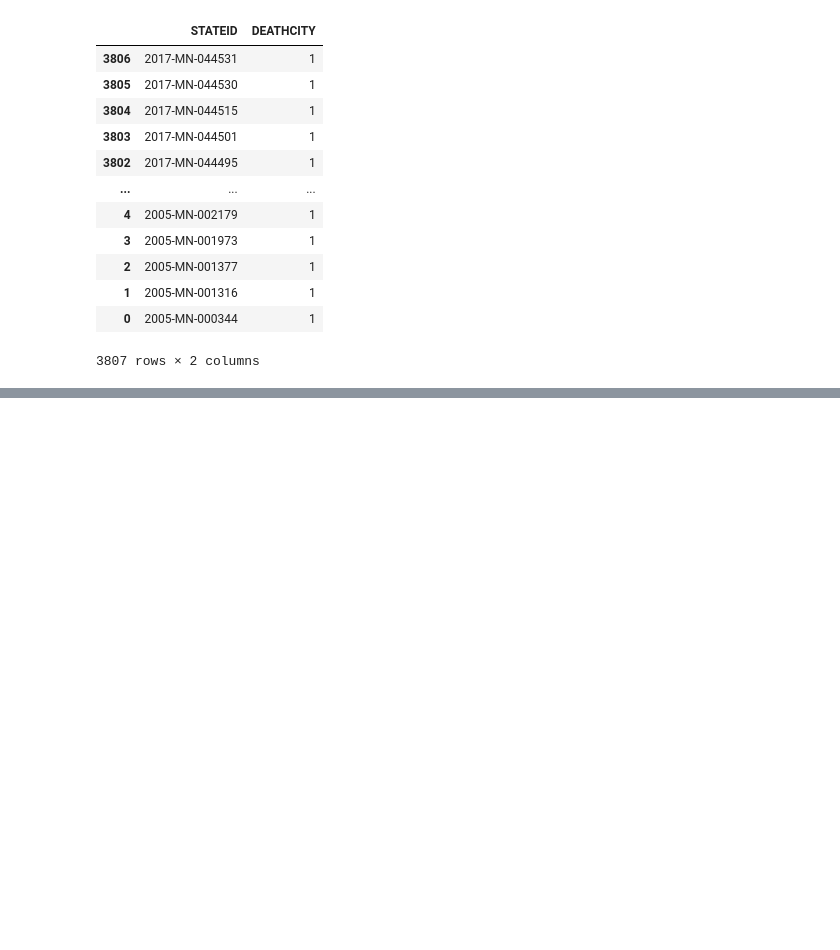
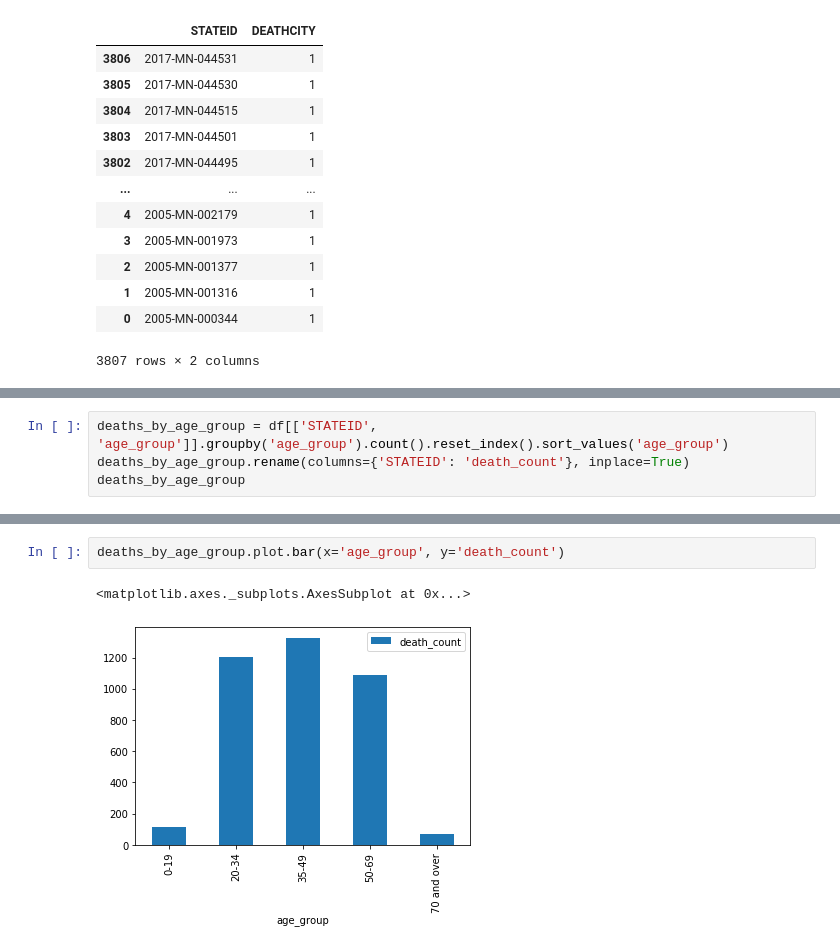
Before and after one commit to StellaYu101/teaching-guide-data-cleaning-and-viz-with-python, a Jupyter notebook: Opioid scratchpad.ipynb, the cells around one changed output, grey strips where cells are left out. Cells and saved outputs as stored; diff of their text form; blank space fills up the shorter version.

```diff
--- a/Opioid scratchpad.ipynb
+++ b/Opioid scratchpad.ipynb
@@ -52,0 +194,4 @@ df[['STATEID', 'DEATHCITY']].groupby('STATEID').count().reset_index().sort_value
+# %%
+deaths_by_age_group = df[['STATEID', 'age_group']].groupby('age_group').count().reset_index().sort_values('age_group')
+deaths_by_age_group.rename(columns={'STATEID': 'death_count'}, inplace=True)
+deaths_by_age_group
@@ -52,0 +205,5 @@ df[['STATEID', 'DEATHCITY']].groupby('STATEID').count().reset_index().sort_value
+# %%
+deaths_by_age_group.plot.bar(x='age_group', y='death_count')
+# %% [output]
+<matplotlib.axes._subplots.AxesSubplot at 0x...>
+[figure, added]
```
Also changed, not shown: parts of 32 cells of this notebook, 1 other file.
